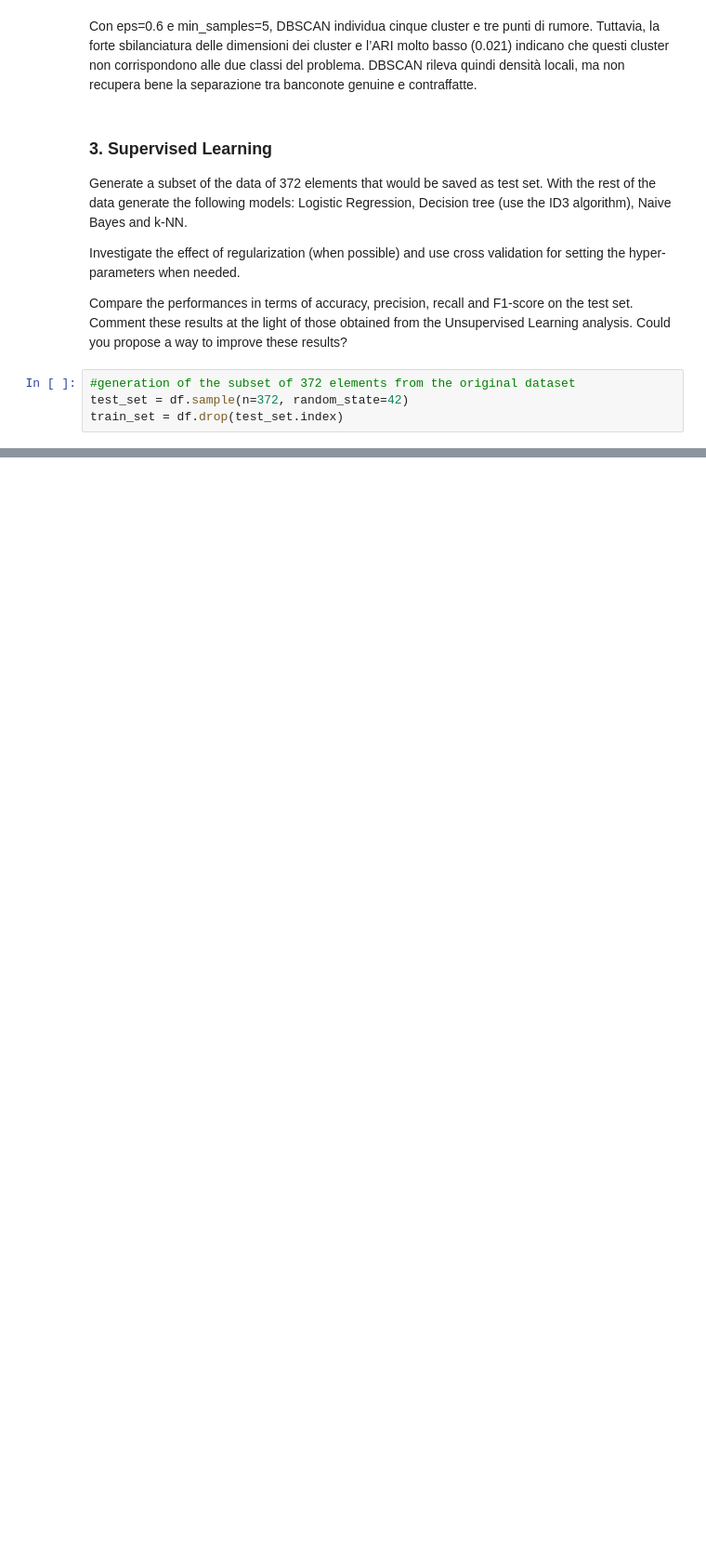
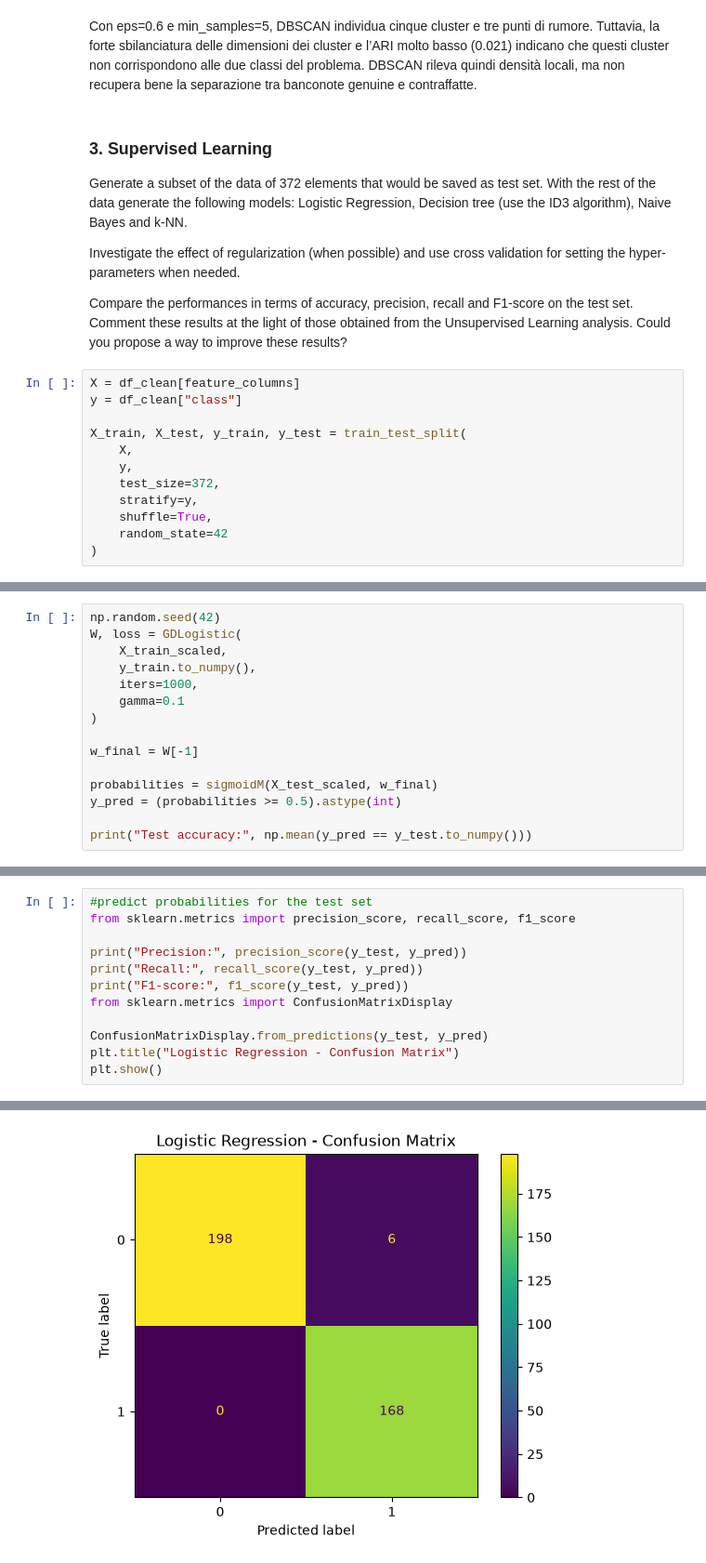
Before and after one commit to NicXVII/Intro_to_ML_26-27, a Jupyter notebook: Challenges/challenge_one.ipynb, the cells around one changed output, grey strips where cells are left out. Shown at 93% size. Saved outputs shown, nothing was run; the diff lists cells and outputs as text; blank space fills up the shorter version.

```diff
--- a/Challenges/challenge_one.ipynb
+++ b/Challenges/challenge_one.ipynb
@@ -646,6 +644,14 @@ Investigate the effect of regularization (when possible) and use cross validatio
 
 Compare the performances in terms of accuracy, precision, recall and F1-score on the test set. Comment these results at the light of those obtained from the Unsupervised Learning analysis. Could you propose a way to improve these results?
 # %%
-#generation of the subset of 372 elements from the original dataset
-test_set = df.sample(n=372, random_state=42)
-train_set = df.drop(test_set.index)
+X = df_clean[feature_columns]
+y = df_clean["class"]
+
+X_train, X_test, y_train, y_test = train_test_split(
+    X,
+    y,
+    test_size=372,
+    stratify=y,
+    shuffle=True,
+    random_state=42
+)
@@ -707,0 +710,15 @@ def GDLogistic(X, labels, iters, gamma, tol = 1e-3):
+# %%
+np.random.seed(42)
+W, loss = GDLogistic(
+    X_train_scaled,
+    y_train.to_numpy(),
+    iters=1000,
+    gamma=0.1
+)
+
+w_final = W[-1]
+
+probabilities = sigmoidM(X_test_scaled, w_final)
+y_pred = (probabilities >= 0.5).astype(int)
+
+print("Test accuracy:", np.mean(y_pred == y_test.to_numpy()))
@@ -707,0 +727,13 @@ def GDLogistic(X, labels, iters, gamma, tol = 1e-3):
+# %%
+#predict probabilities for the test set
+from sklearn.metrics import precision_score, recall_score, f1_score
+
+print("Precision:", precision_score(y_test, y_pred))
+print("Recall:", recall_score(y_test, y_pred))
+print("F1-score:", f1_score(y_test, y_pred))
+from sklearn.metrics import ConfusionMatrixDisplay
+
+ConfusionMatrixDisplay.from_predictions(y_test, y_pred)
+plt.title("Logistic Regression - Confusion Matrix")
+plt.show()
+# %% [output]
@@ -707,0 +743 @@ def GDLogistic(X, labels, iters, gamma, tol = 1e-3):
+[figure, added]
```
Also changed, not shown: parts of 18 cells of this notebook.
